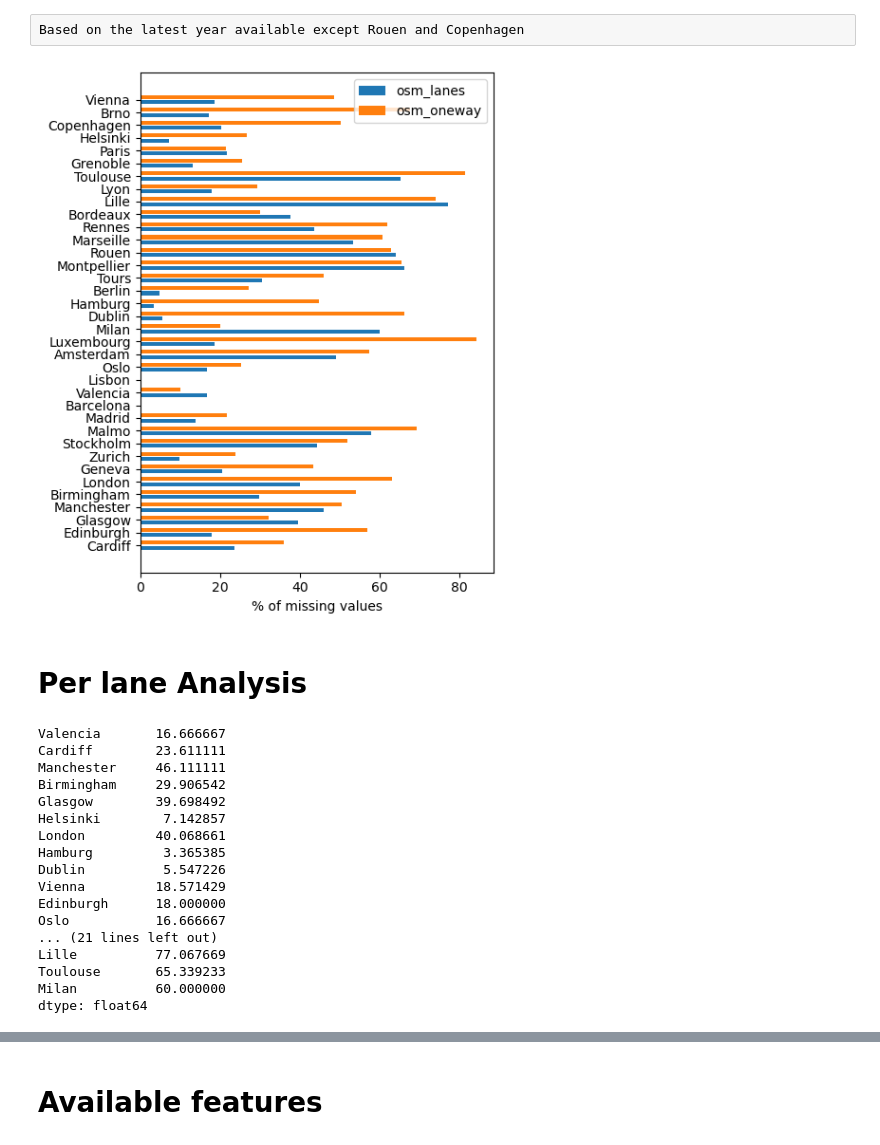
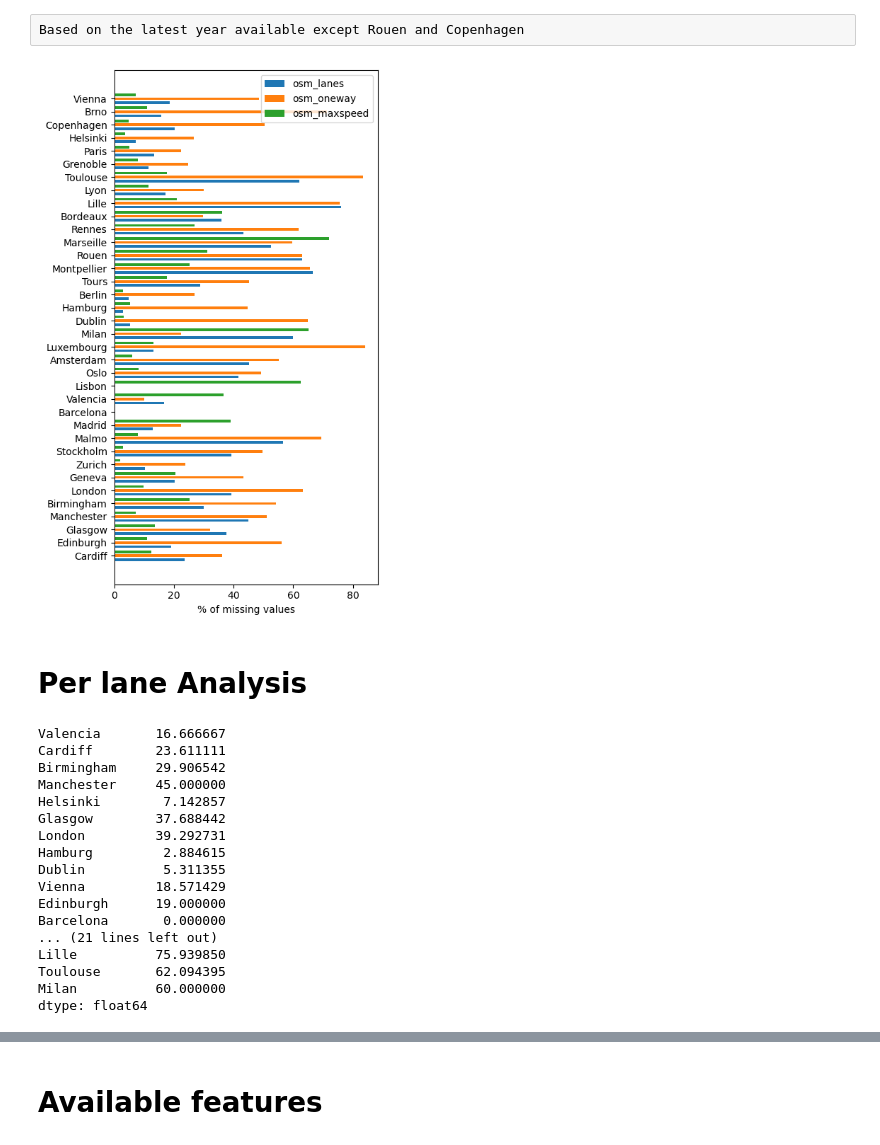
Before and after one commit to XavB64/traffic-volume-data-EU-cities, a Jupyter notebook: assets/dataset_statistics.ipynb, the cells around one changed output, grey strips where cells are left out. Cells and saved outputs as stored; diff of their text form; code cells hidden in the pictures.

```diff
--- a/assets/dataset_statistics.ipynb
+++ b/assets/dataset_statistics.ipynb
@@ -158,6 +158,7 @@ osm_type = []
 osm_lanes = []
 osm_oneway = []
 osm_name = []
+osm_maxspeed = []
 
 for country, city in df[df.treated_data][['country', 'city_name']].values[::-1]: # Going reverse for boxplot later
     #df[df.treated_data][['country', 'city_name']]
@@ -182,22 +183,24 @@ for country, city in df[df.treated_data][['country', 'city_name']].values[::-1]:
     osm_lanes.append(100* gdf.osm_lanes.isna().sum() / gdf.shape[0])
     osm_oneway.append(100* gdf.osm_oneway.isna().sum() / gdf.shape[0])
     osm_name.append(100* gdf.osm_name.isna().sum() / gdf.shape[0])
+    osm_maxspeed.append(100* gdf.osm_maxspeed.isna().sum() / gdf.shape[0])
 # %%
 df_na = pd.DataFrame(index = cities,
              data = {
-                 'osm_type':osm_type, 'osm_lanes':osm_lanes, 'osm_oneway':osm_oneway, 'osm_name': osm_name
+                 'osm_type':osm_type, 'osm_lanes':osm_lanes, 'osm_oneway':osm_oneway, 'osm_name': osm_name, 'osm_maxspeed' : osm_maxspeed
              })
 # %%
-plt.figure(figsize = (5, 6))
-plt.barh([x - .2 for x in range(36)], df_na.osm_lanes, label = 'osm_lanes', height = .3)
-plt.barh([x + .2 for x in range(36)], df_na.osm_oneway, label = 'osm_oneway', height = .3)
+plt.figure(figsize = (5, 8))
+plt.barh([x - .3 for x in range(36)], df_na.osm_lanes, label = 'osm_lanes', height = .2)
+plt.barh([x  for x in range(36)], df_na.osm_oneway, label = 'osm_oneway', height = .2)
+plt.barh([x + .3 for x in range(36)], df_na.osm_maxspeed, label = 'osm_maxspeed', height = .2)
 
 plt.legend()
 plt.yticks(range(36), df_na.index)
 plt.xlabel('% of missing values')
 plt.tight_layout()
 # %% [output]
-[figure, old version]
+[figure, new version]
 # %% [markdown]
 # Per lane  Analysis
 # %%
@@ -293,19 +296,19 @@ pd.Series(
 # %% [output]
 Valencia       16.666667
 Cardiff        23.611111
-Manchester     46.111111
 Birmingham     29.906542
-Glasgow        39.698492
+Manchester     45.000000
 Helsinki        7.142857
-London         40.068661
-Hamburg         3.365385
-Dublin          5.547226
+Glasgow        37.688442
+London         39.292731
+Hamburg         2.884615
+Dublin          5.311355
 Vienna         18.571429
-Edinburgh      18.000000
-Oslo           16.666667
+Edinburgh      19.000000
+Barcelona       0.000000
 ... (21 lines left out)
-Lille          77.067669
-Toulouse       65.339233
+Lille          75.939850
+Toulouse       62.094395
 Milan          60.000000
 dtype: float64
 # %%
```
Also changed, not shown: parts of 6 cells of this notebook.
